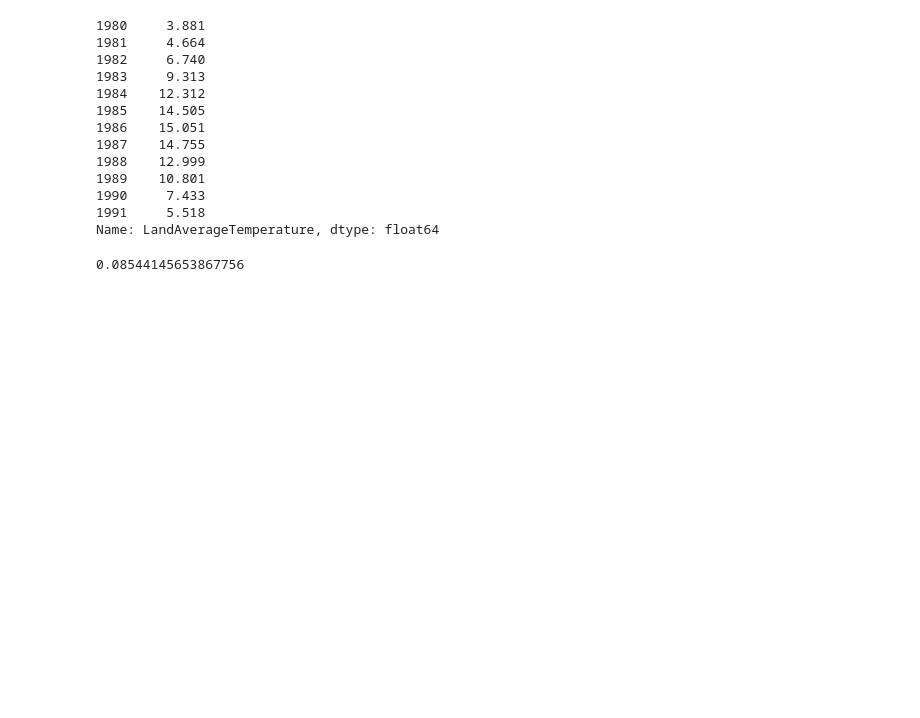
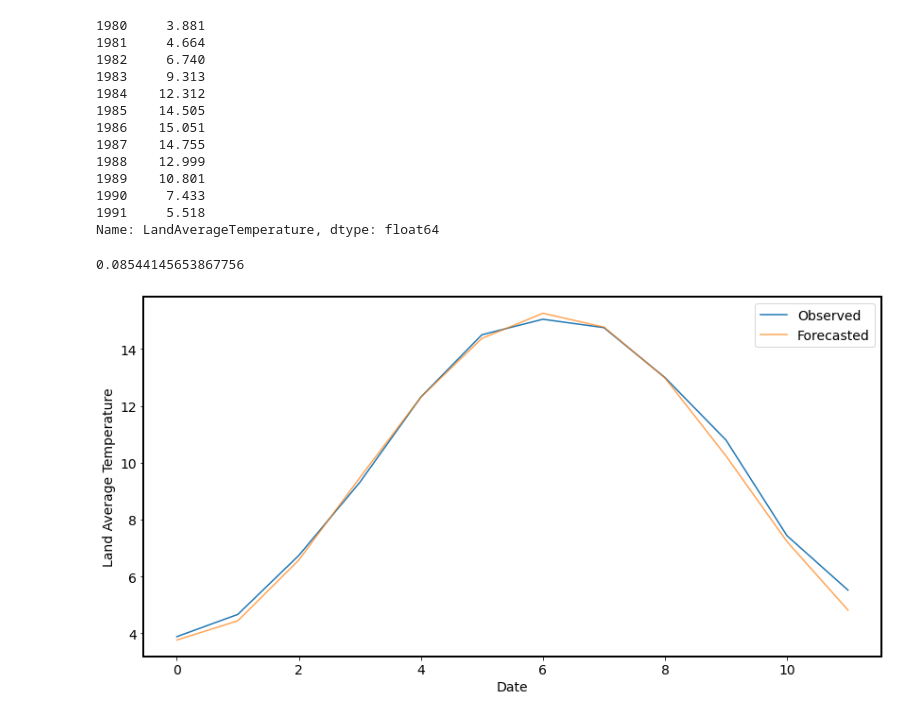
Before and after one commit to sn2606/Global-Temperature-Time-Series, a Jupyter notebook: global-temperature-ssa.ipynb, the cells around one changed output. Saved outputs shown, nothing was run; the diff lists cells and outputs as text; code cells hidden in the pictures; blank space fills up the shorter version.

Commit message:
Forecast plot for SSA

```diff
--- a/global-temperature-ssa.ipynb
+++ b/global-temperature-ssa.ipynb
@@ -472,3 +472,13 @@ Name: LandAverageTemperature, dtype: float64
 ((test-forecasted_lat)**2).mean()
 # %% [output]
 0.08544145653867756
+# %%
+ax = pd.DataFrame(list(test)).plot(label='observed')
+pd.DataFrame(forecasted_lat).plot(ax=ax, label='Forecasted', alpha=.7, figsize=(14, 7))
+ax.set_xlabel('Date')
+ax.set_ylabel('Land Average Temperature')
+plt.legend(['Observed', 'Forecasted'])
+
+plt.savefig('Output/forecast-ssa.png')
+# %% [output]
+[figure, added]
```
Also changed, not shown: 1 other file.
